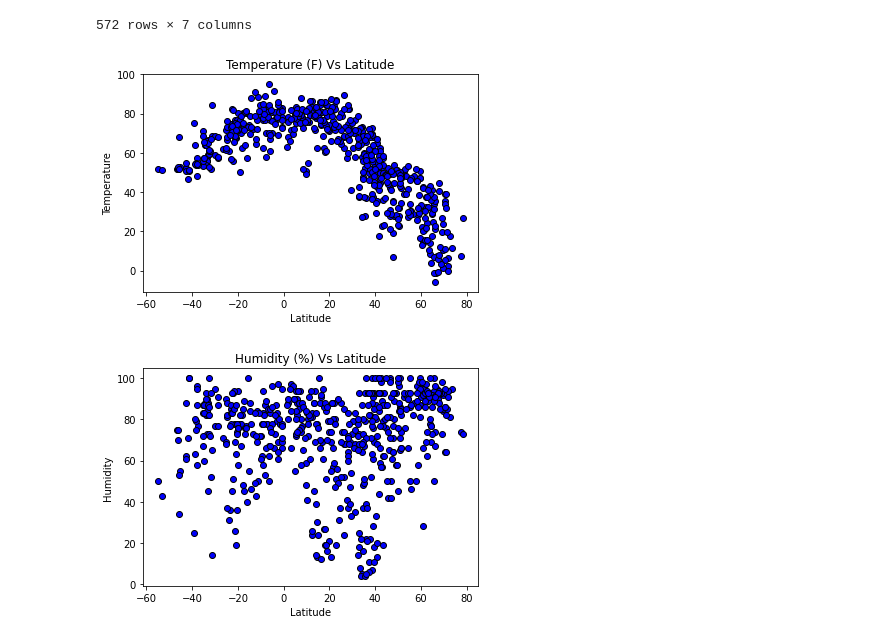
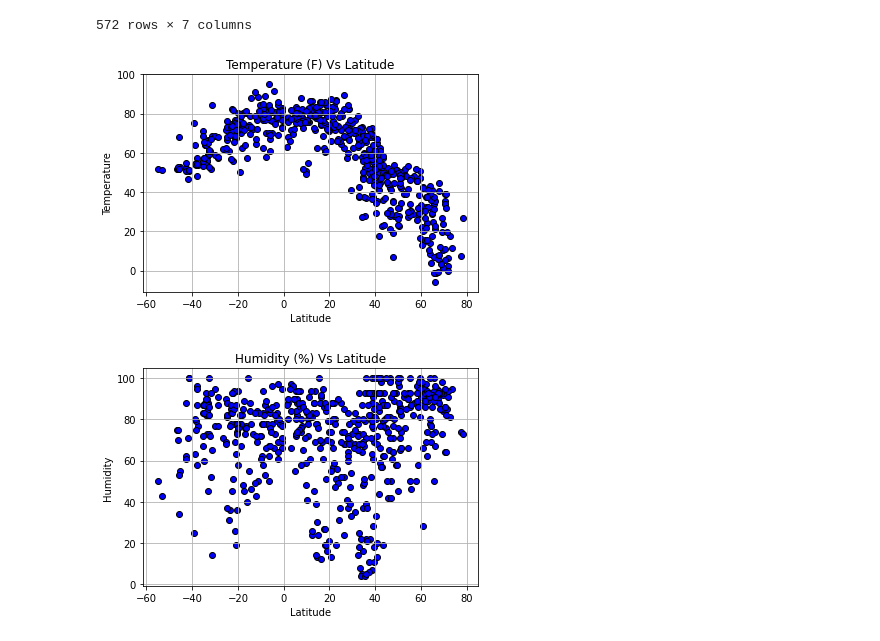
Before and after one commit to sarahheavner/python-api-challenge, a Jupyter notebook: WeatherPy/WeatherPy.ipynb, the cells around one changed output. Drawn from its saved outputs; the diff is of its cells as text; code cells hidden in the pictures.

```diff
--- a/WeatherPy/WeatherPy.ipynb
+++ b/WeatherPy/WeatherPy.ipynb
@@ -134,13 +134,14 @@ weather_df
 # %%
 #Create Scatterplot for Temperature (F) Vs Latitude
 
 plt.scatter(weather_df['Latitude'], weather_df['Temperature (F)'], marker='o', facecolors="blue", edgecolors="black" )
 plt.title('Temperature (F) Vs Latitude')
 plt.xlabel('Latitude')
 plt.ylabel('Temperature')
+plt.grid(True)
 plt.savefig("Output_Data/TempVsLatitude.png")
 # %% [output]
-[figure, old version]
+[figure, new version]
 # %%
 #Create Scatterplot for Humidity (%) vs. Latitude
 
@@ -148,9 +149,10 @@ plt.scatter(weather_df['Latitude'], weather_df['Humidity (%)'], marker='o', face
 plt.title('Humidity (%) Vs Latitude')
 plt.xlabel('Latitude')
 plt.ylabel('Humidity')
+plt.grid(True)
 plt.savefig("Output_Data/HumidityVsLatitude.png")
 # %% [output]
-[figure, old version]
+[figure, new version]
 # %%
 #Create Scatterplot for Cloudiness (%) vs. Latitude
 
```
Also changed, not shown: parts of 4 cells of this notebook, 4 other files.
